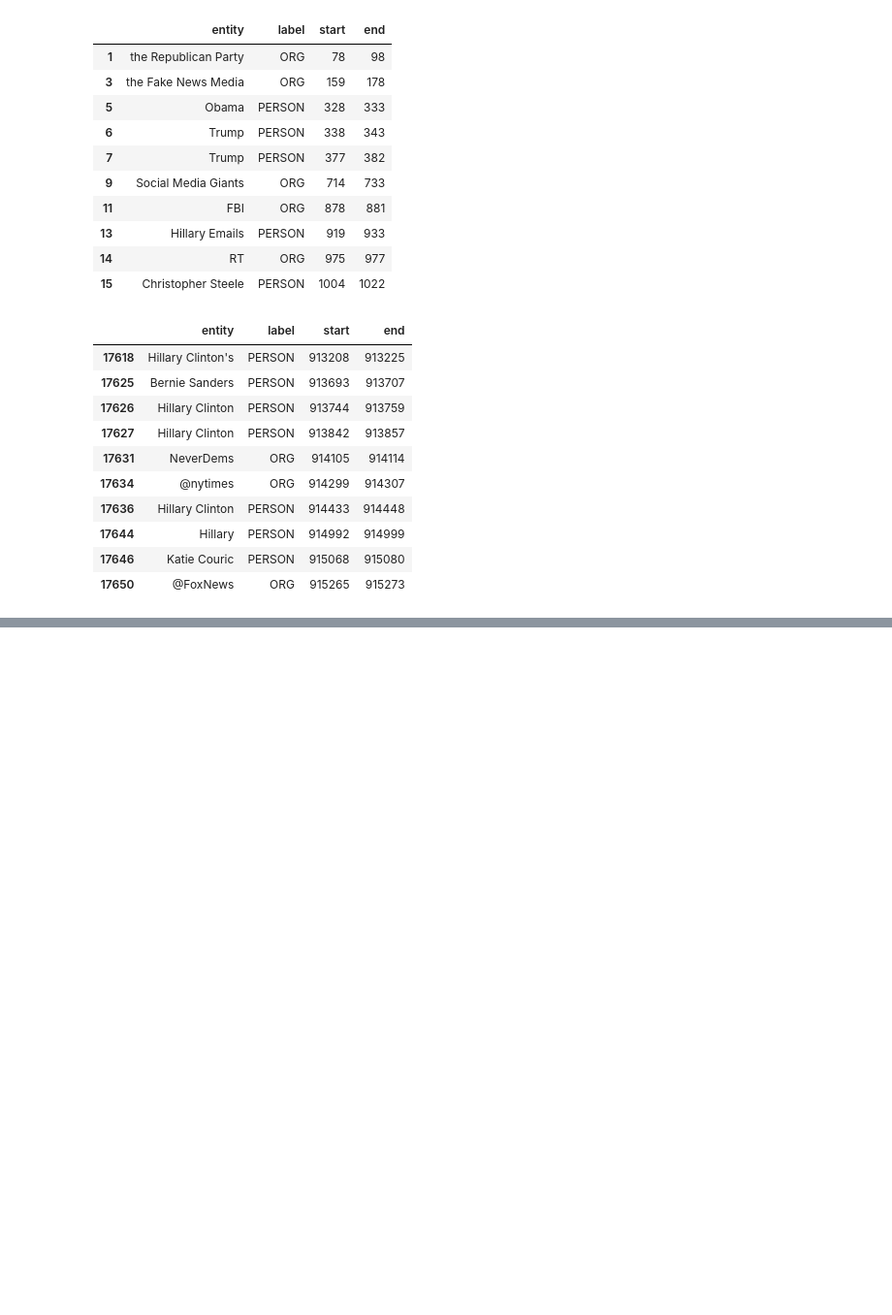
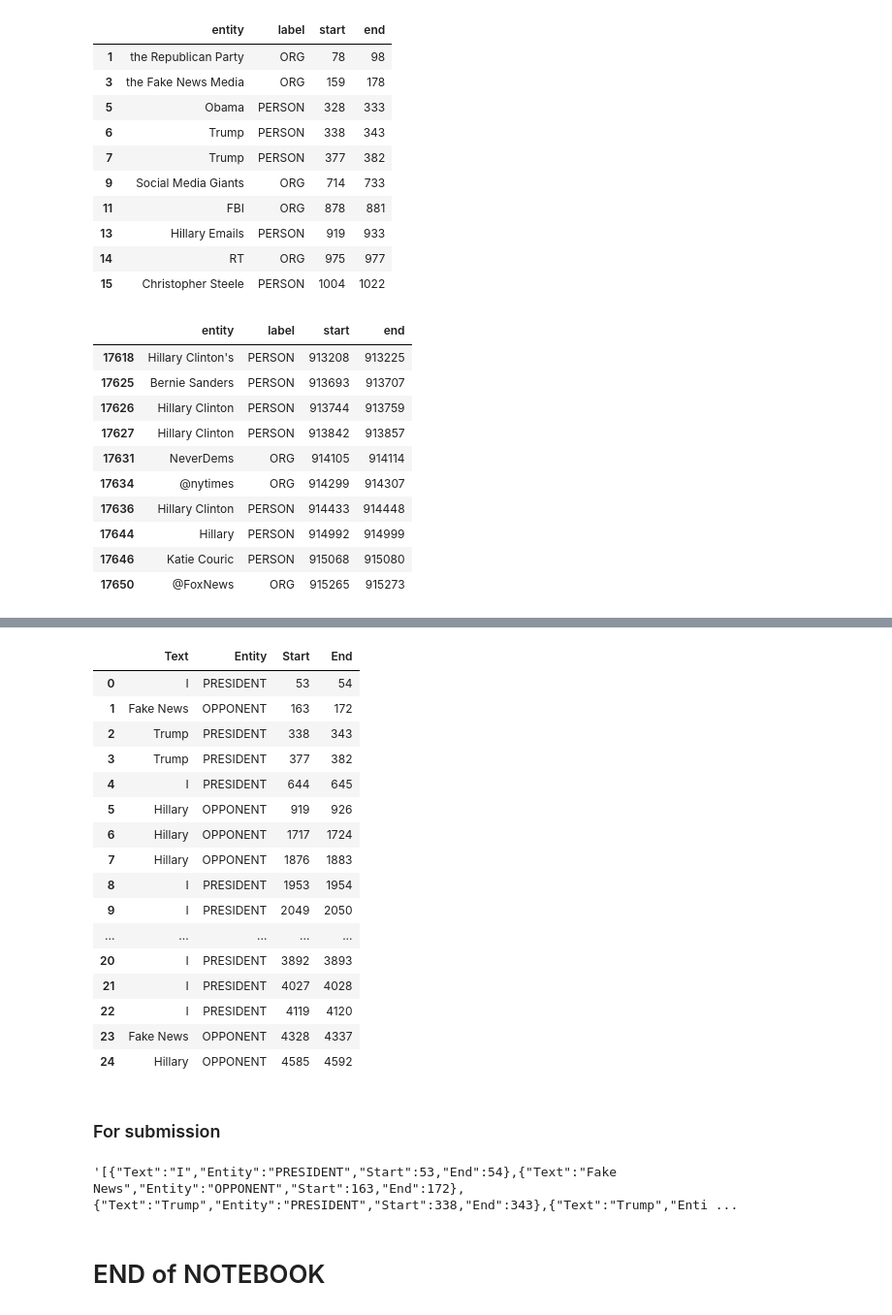
Before and after one commit to HassanSherwani/NLP-Natural-Language-Processing-, a Jupyter notebook: Custom_Named-Entity/custome_ner_kaggle.ipynb, the cells around one changed output, grey strips where cells are left out. Shown at 97% size. Drawn from its saved outputs; the diff is of its cells as text; code cells hidden in the pictures; blank space fills up the shorter version.

```diff
--- a/Custom_Named-Entity/custome_ner_kaggle.ipynb
+++ b/Custom_Named-Entity/custome_ner_kaggle.ipynb
@@ -433,0 +539,6 @@ We want to find out what Trump is saying in these Tweets about
+# %%
+text = tweets['text'].str.cat(sep=' ')
+# spaCy enforces a max limit of 1000000 characters for NER and similar use cases.
+# Since `text` might be longer than that, we will slice it off here
+max_length = 5000-1
+text = text[:max_length]
@@ -433,0 +549,5 @@ We want to find out what Trump is saying in these Tweets about
+# %%
+url_reg  = r'[a-z]*[:.]+\S+'
+text   = re.sub(url_reg, '', text)
+noise_reg = r'\&amp'
+text   = re.sub(noise_reg, '', text)
@@ -433,0 +558,2 @@ We want to find out what Trump is saying in these Tweets about
+# %%
+doc=nlp(text)
@@ -433,0 +590,35 @@ We want to find out what Trump is saying in these Tweets about
+# %%
+df_table = pd.DataFrame({'Text': [], 'Entity': [],'Start':[],'End':[]})
+df_table['Text']=[x.text for x in doc.ents]
+df_table['Entity']=[x.label_ for x in doc.ents]
+df_table['Start']=[x.start_char for x in doc.ents]
+df_table['End']=[x.end_char for x in doc.ents]
+# %%
+df_table
+# %% [output]
+|  | Text | Entity | Start | End |
+| 0 | I | PRESIDENT | 53 | 54 |
+| 1 | Fake News | OPPONENT | 163 | 172 |
+| 2 | Trump | PRESIDENT | 338 | 343 |
+| 3 | Trump | PRESIDENT | 377 | 382 |
+| 4 | I | PRESIDENT | 644 | 645 |
+| 5 | Hillary | OPPONENT | 919 | 926 |
+| 6 | Hillary | OPPONENT | 1717 | 1724 |
+| 7 | Hillary | OPPONENT | 1876 | 1883 |
+| 8 | I | PRESIDENT | 1953 | 1954 |
+| 9 | I | PRESIDENT | 2049 | 2050 |
+| ... | ... | ... | ... | ... |
+| 20 | I | PRESIDENT | 3892 | 3893 |
+| 21 | I | PRESIDENT | 4027 | 4028 |
+| 22 | I | PRESIDENT | 4119 | 4120 |
+| 23 | Fake News | OPPONENT | 4328 | 4337 |
+| 24 | Hillary | OPPONENT | 4585 | 4592 |
+# %% [markdown]
+### For submission
+# %%
+json_table=df_table.to_json(orient='records')
+json_table
+# %% [output]
+'[{"Text":"I","Entity":"PRESIDENT","Start":53,"End":54},{"Text":"Fake News","Entity":"OPPONENT","Start":163,"End":172},{"Text":"Trump","Entity":"PRESIDENT","Start":338,"End":343},{"Text":"Trump","Enti ...
+# %% [markdown]
+# END of NOTEBOOK
```
Also changed, not shown: parts of 22 cells of this notebook.
